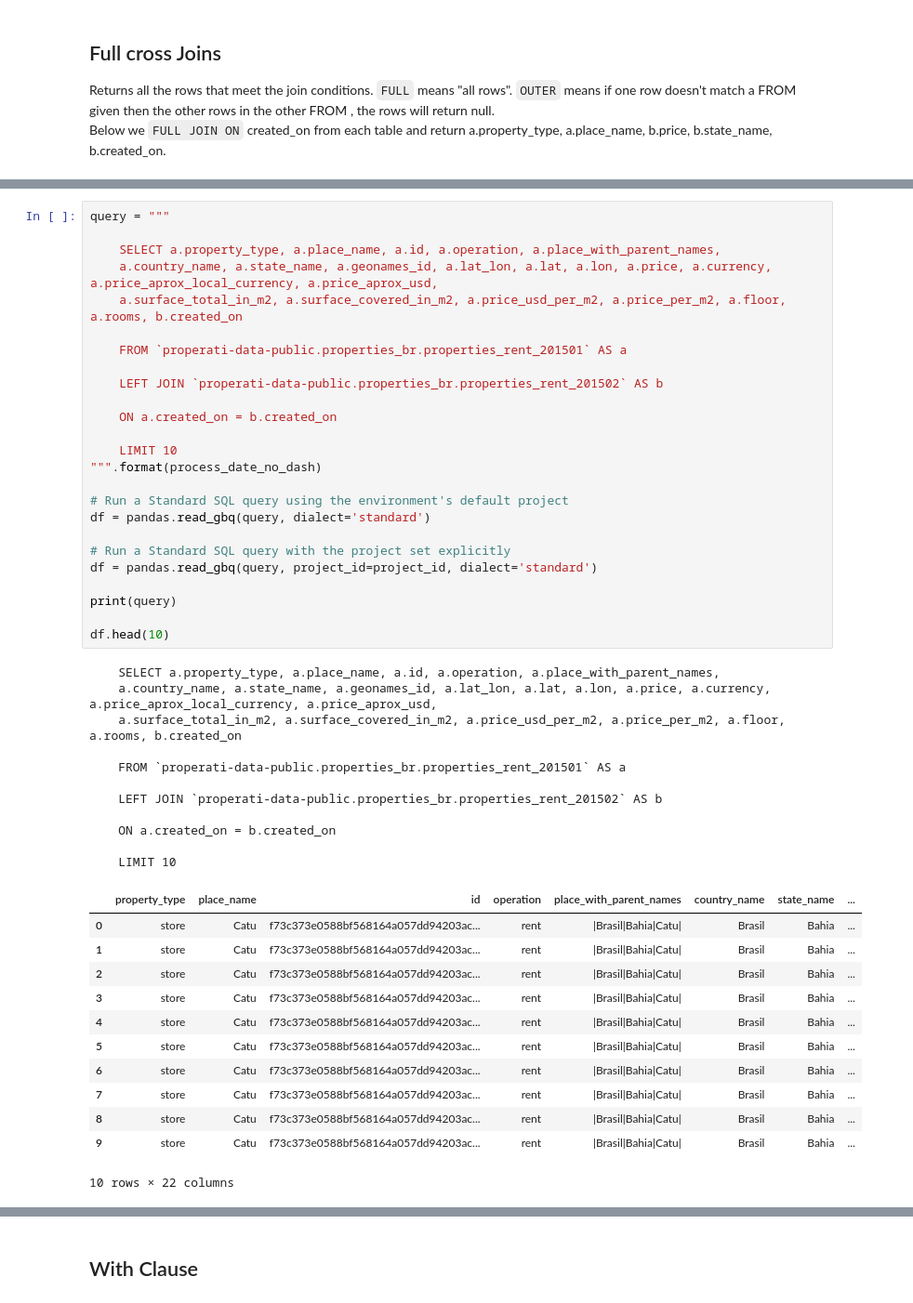
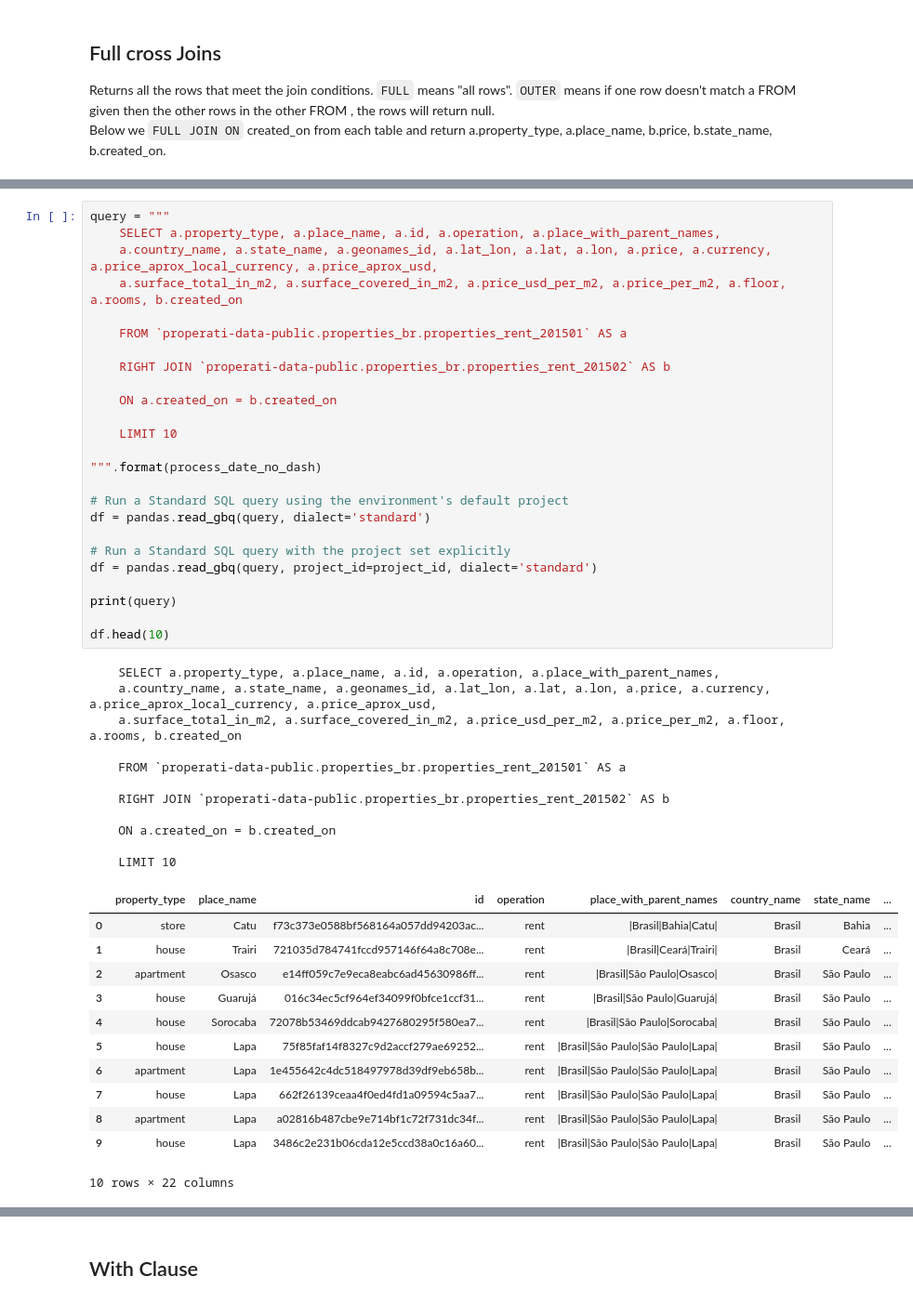
Before and after one commit to bornsky/RealEstate_SQL, a Jupyter notebook: SQL_BQ.ipynb, the cells around one changed output, grey strips where cells are left out. Shown at 93% size. Saved outputs shown, nothing was run; the diff lists cells and outputs as text.

```diff
--- a/SQL_BQ.ipynb
+++ b/SQL_BQ.ipynb
@@ -390,49 +445,49 @@ In the query below,
 # %%
 query = """
-
     SELECT a.property_type, a.place_name, a.id, a.operation, a.place_with_parent_names,
     a.country_name, a.state_name, a.geonames_id, a.lat_lon, a.lat, a.lon, a.price, a.currency, a.price_aprox_local_currency, a.price_aprox_usd,
     a.surface_total_in_m2, a.surface_covered_in_m2, a.price_usd_per_m2, a.price_per_m2, a.floor, a.rooms, b.created_on
 
     FROM `properati-data-public.properties_br.properties_rent_201501` AS a
 
-    LEFT JOIN `properati-data-public.properties_br.properties_rent_201502` AS b
+    RIGHT JOIN `properati-data-public.properties_br.properties_rent_201502` AS b
 
     ON a.created_on = b.created_on
 
     LIMIT 10
+
 """.format(process_date_no_dash)
 
 # Run a Standard SQL query using the environment's default project
 df = pandas.read_gbq(query, dialect='standard')
 
 # Run a Standard SQL query with the project set explicitly
 df = pandas.read_gbq(query, project_id=project_id, dialect='standard')
 
 print(query)
 
 df.head(10)
 # %% [output]
     SELECT a.property_type, a.place_name, a.id, a.operation, a.place_with_parent_names,
     a.country_name, a.state_name, a.geonames_id, a.lat_lon, a.lat, a.lon, a.price, a.currency, a.price_aprox_local_currency, a.price_aprox_usd,
     a.surface_total_in_m2, a.surface_covered_in_m2, a.price_usd_per_m2, a.price_per_m2, a.floor, a.rooms, b.created_on
 
     FROM `properati-data-public.properties_br.properties_rent_201501` AS a
 
-    LEFT JOIN `properati-data-public.properties_br.properties_rent_201502` AS b
+    RIGHT JOIN `properati-data-public.properties_br.properties_rent_201502` AS b
 
     ON a.created_on = b.created_on
 
     LIMIT 10
 |  | property_type | place_name | id | operation | place_with_parent_names | country_name | state_name | ... |
 | 0 | store | Catu | f73c373e0588bf568164a057dd94203ac... | rent | |Brasil|Bahia|Catu| | Brasil | Bahia | ... |
-| 1 | store | Catu | f73c373e0588bf568164a057dd94203ac... | rent | |Brasil|Bahia|Catu| | Brasil | Bahia | ... |
-| 2 | store | Catu | f73c373e0588bf568164a057dd94203ac... | rent | |Brasil|Bahia|Catu| | Brasil | Bahia | ... |
-| 3 | store | Catu | f73c373e0588bf568164a057dd94203ac... | rent | |Brasil|Bahia|Catu| | Brasil | Bahia | ... |
-| 4 | store | Catu | f73c373e0588bf568164a057dd94203ac... | rent | |Brasil|Bahia|Catu| | Brasil | Bahia | ... |
-| 5 | store | Catu | f73c373e0588bf568164a057dd94203ac... | rent | |Brasil|Bahia|Catu| | Brasil | Bahia | ... |
-| 6 | store | Catu | f73c373e0588bf568164a057dd94203ac... | rent | |Brasil|Bahia|Catu| | Brasil | Bahia | ... |
-| 7 | store | Catu | f73c373e0588bf568164a057dd94203ac... | rent | |Brasil|Bahia|Catu| | Brasil | Bahia | ... |
-| 8 | store | Catu | f73c373e0588bf568164a057dd94203ac... | rent | |Brasil|Bahia|Catu| | Brasil | Bahia | ... |
-| 9 | store | Catu | f73c373e0588bf568164a057dd94203ac... | rent | |Brasil|Bahia|Catu| | Brasil | Bahia | ... |
+| 1 | house | Trairi | 721035d784741fccd957146f64a8c708e... | rent | |Brasil|Ceará|Trairi| | Brasil | Ceará | ... |
+| 2 | apartment | Osasco | e14ff059c7e9eca8eabc6ad45630986ff... | rent | |Brasil|São Paulo|Osasco| | Brasil | São Paulo | ... |
+| 3 | house | Guarujá | 016c34ec5cf964ef34099f0bfce1ccf31... | rent | |Brasil|São Paulo|Guarujá| | Brasil | São Paulo | ... |
+| 4 | house | Sorocaba | 72078b53469ddcab9427680295f580ea7... | rent | |Brasil|São Paulo|Sorocaba| | Brasil | São Paulo | ... |
+| 5 | house | Lapa | 75f85faf14f8327c9d2accf279ae69252... | rent | |Brasil|São Paulo|São Paulo|Lapa| | Brasil | São Paulo | ... |
+| 6 | apartment | Lapa | 1e455642c4dc518497978d39df9eb658b... | rent | |Brasil|São Paulo|São Paulo|Lapa| | Brasil | São Paulo | ... |
+| 7 | house | Lapa | 662f26139ceaa4f0ed4fd1a09594c5aa7... | rent | |Brasil|São Paulo|São Paulo|Lapa| | Brasil | São Paulo | ... |
+| 8 | apartment | Lapa | a02816b487cbe9e714bf1c72f731dc34f... | rent | |Brasil|São Paulo|São Paulo|Lapa| | Brasil | São Paulo | ... |
+| 9 | house | Lapa | 3486c2e231b06cda12e5ccd38a0c16a60... | rent | |Brasil|São Paulo|São Paulo|Lapa| | Brasil | São Paulo | ... |
 10 rows × 22 columns
```
Also changed, not shown: parts of 9 cells of this notebook.
